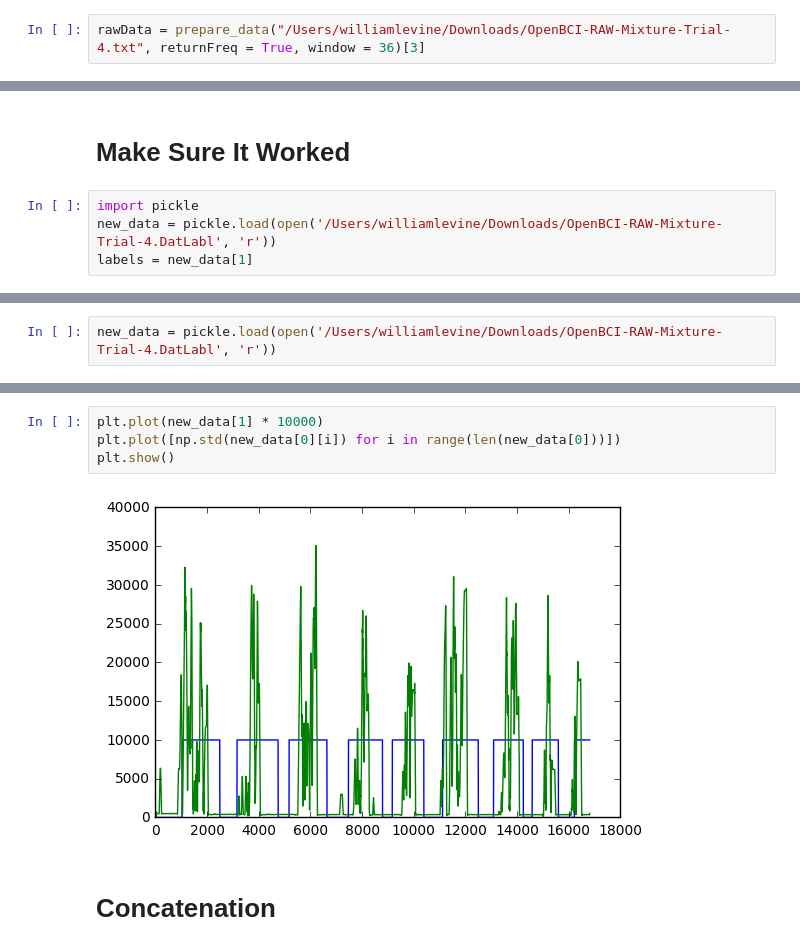
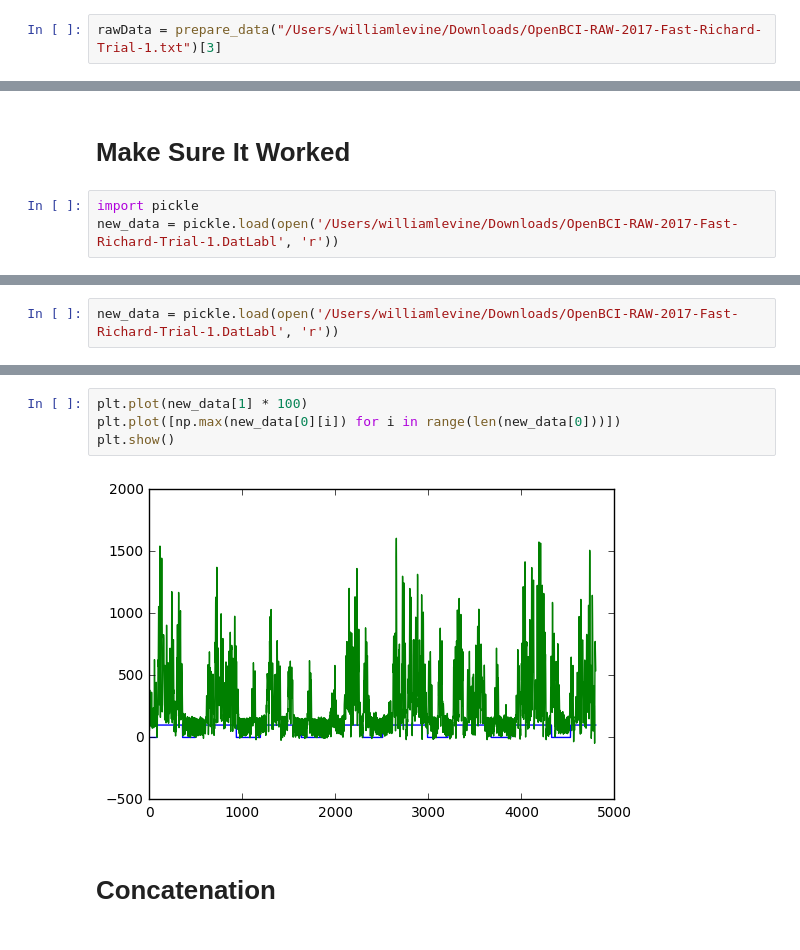
Before and after one commit to levinwil/AirStar, a Jupyter notebook: Jupyter_MDs/Label_Generation.ipynb, the cells around one changed output, grey strips where cells are left out. Cells and saved outputs as stored; diff of their text form.

```diff
--- a/Jupyter_MDs/Label_Generation.ipynb
+++ b/Jupyter_MDs/Label_Generation.ipynb
@@ -7,7 +8,7 @@ import matplotlib.pyplot as plt
 # %% [markdown]
 # Load the X
 # %%
-rawData = prepare_data("/Users/williamlevine/Downloads/OpenBCI-RAW-Mixture-Trial-4.txt", returnFreq = True, window = 36)[3]
+rawData = prepare_data("/Users/williamlevine/Downloads/OpenBCI-RAW-2017-Fast-Richard-Trial-1.txt")[3]
 # %% [markdown]
 # Generate the labels
 # %%
@@ -50,6 +51,5 @@ pickle.dump(net_data, open('/Users/williamlevine/Downloads/OpenBCI-RAW-2017-Fast
 # Make Sure It Worked
 # %%
 import pickle
-new_data = pickle.load(open('/Users/williamlevine/Downloads/OpenBCI-RAW-Mixture-Trial-4.DatLabl', 'r'))
-labels = new_data[1]
+new_data = pickle.load(open('/Users/williamlevine/Downloads/OpenBCI-RAW-2017-Fast-Richard-Trial-1.DatLabl', 'r'))
 # %%
@@ -64,3 +73,3 @@ pickle.dump(net_data, open('/Users/williamlevine/Downloads/OpenBCI-RAW-Mixture-T
 # %%
-new_data = pickle.load(open('/Users/williamlevine/Downloads/OpenBCI-RAW-Mixture-Trial-4.DatLabl', 'r'))
+new_data = pickle.load(open('/Users/williamlevine/Downloads/OpenBCI-RAW-2017-Fast-Richard-Trial-1.DatLabl', 'r'))
 # %%
@@ -70,9 +79,9 @@ new_data[1].shape
 # %%
-plt.plot(new_data[1] * 10000)
-plt.plot([np.std(new_data[0][i]) for i in range(len(new_data[0]))])
+plt.plot(new_data[1] * 100)
+plt.plot([np.max(new_data[0][i]) for i in range(len(new_data[0]))])
 plt.show()
 # %% [output]
-[figure, old version]
+[figure, new version]
 # %% [markdown]
 # Concatenation
 # %%
```
Also changed, not shown: parts of 6 cells of this notebook, 5 other files.
